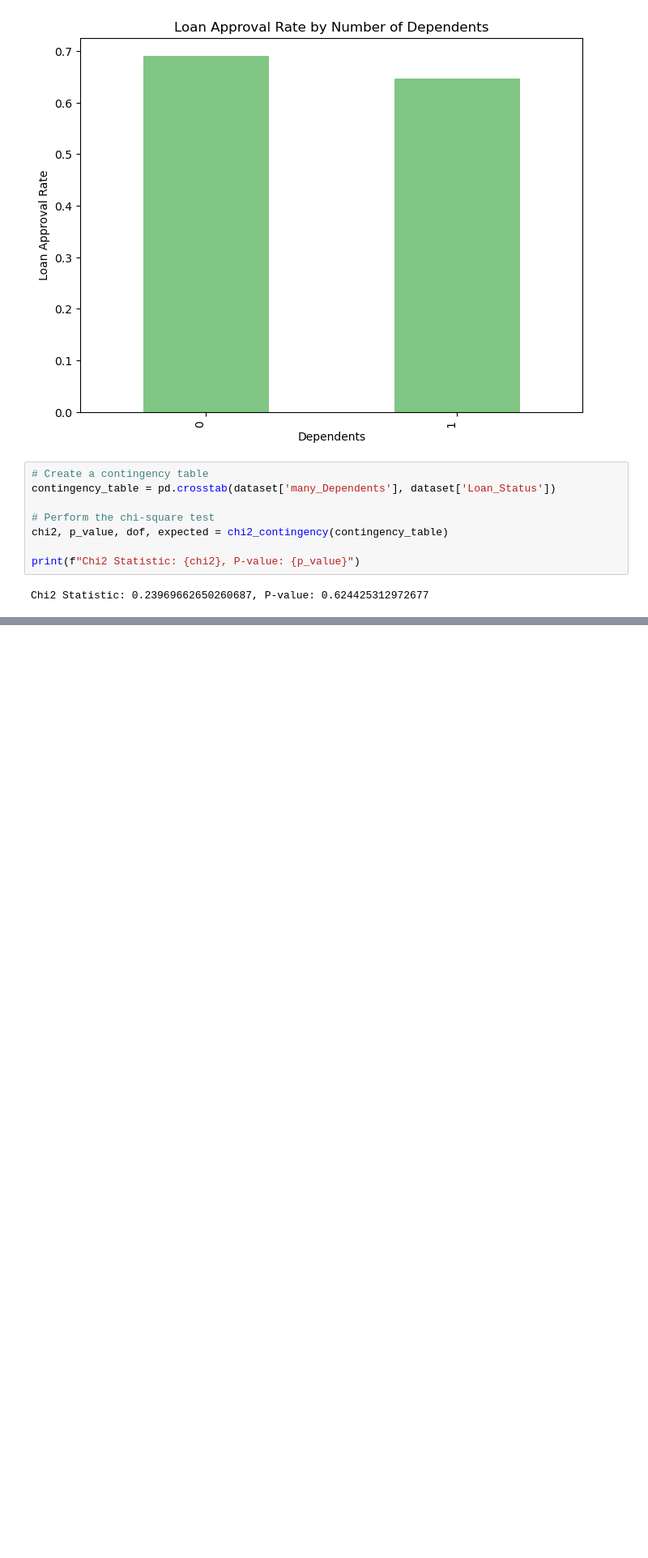
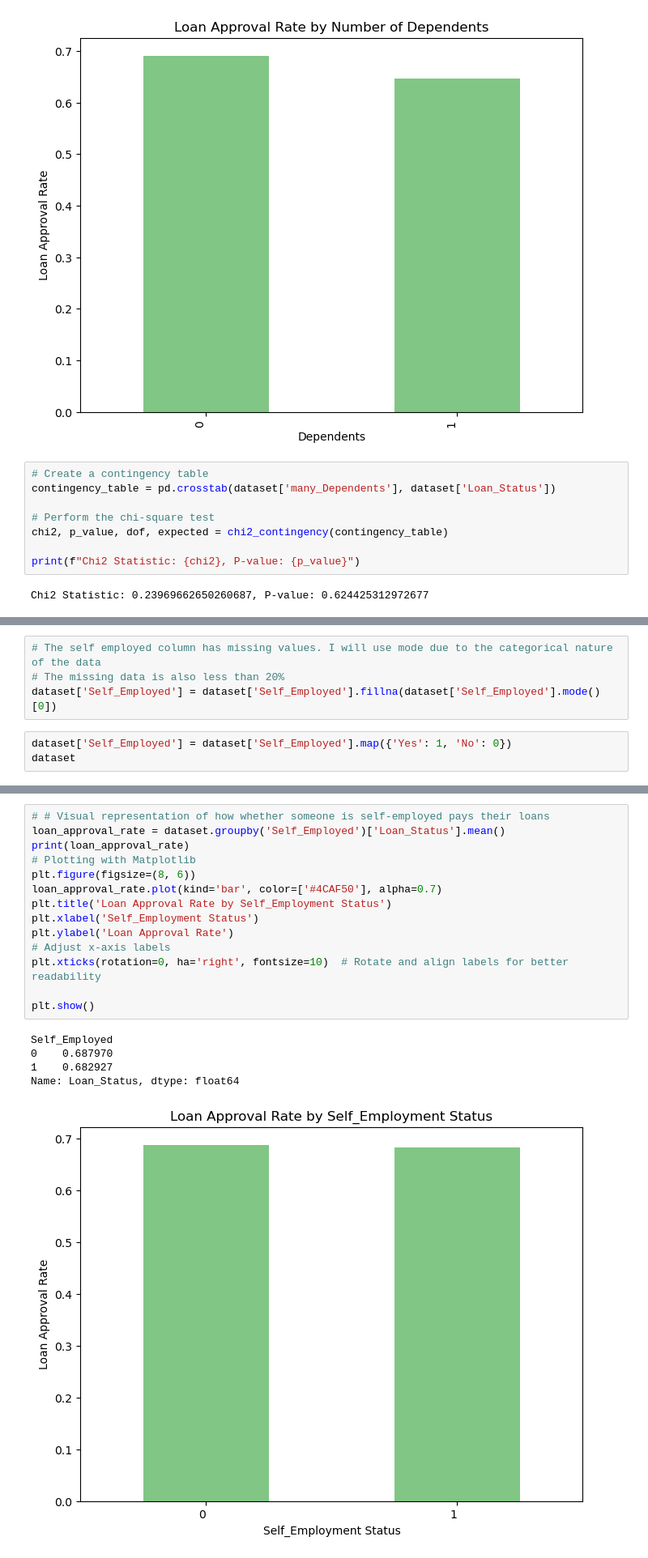
Before and after one commit to fredrickgacheru/loan_eligibility_project, a Jupyter notebook: loanProjectV1.ipynb, the cells around one changed output, grey strips where cells are left out. Shown at 81% size. Cells and saved outputs as stored; diff of their text form; blank space fills up the shorter version.

```diff
--- a/loanProjectV1.ipynb
+++ b/loanProjectV1.ipynb
@@ -307,0 +388,7 @@ While at first it looked as though having dependents had an impact, upon analysi
+# %%
+# The self employed column has missing values. I will use mode due to the categorical nature of the data
+# The missing data is also less than 20%
+dataset['Self_Employed'] = dataset['Self_Employed'].fillna(dataset['Self_Employed'].mode()[0])
+# %%
+dataset['Self_Employed'] = dataset['Self_Employed'].map({'Yes': 1, 'No': 0})
+dataset
@@ -307,0 +409,20 @@ While at first it looked as though having dependents had an impact, upon analysi
+# %%
+# # Visual representation of how whether someone is self-employed pays their loans
+loan_approval_rate = dataset.groupby('Self_Employed')['Loan_Status'].mean()
+print(loan_approval_rate)
+# Plotting with Matplotlib
+plt.figure(figsize=(8, 6))
+loan_approval_rate.plot(kind='bar', color=['#4CAF50'], alpha=0.7)
+plt.title('Loan Approval Rate by Self_Employment Status')
+plt.xlabel('Self_Employment Status')
+plt.ylabel('Loan Approval Rate')
+# Adjust x-axis labels
+plt.xticks(rotation=0, ha='right', fontsize=10)  # Rotate and align labels for better readability
+
+plt.show()
+# %% [output]
+Self_Employed
+0    0.687970
+1    0.682927
+Name: Loan_Status, dtype: float64
+[figure, added]
```
Also changed, not shown: parts of 15 cells of this notebook.
